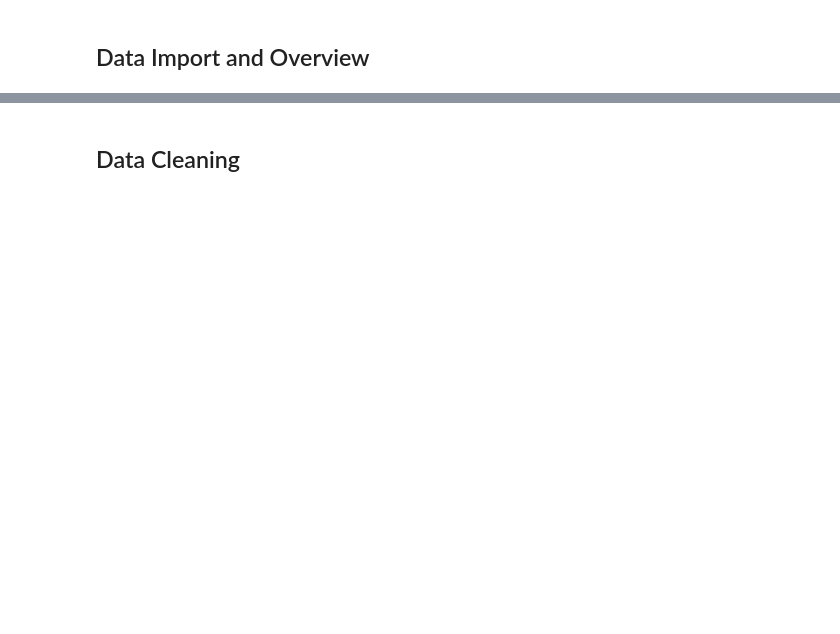
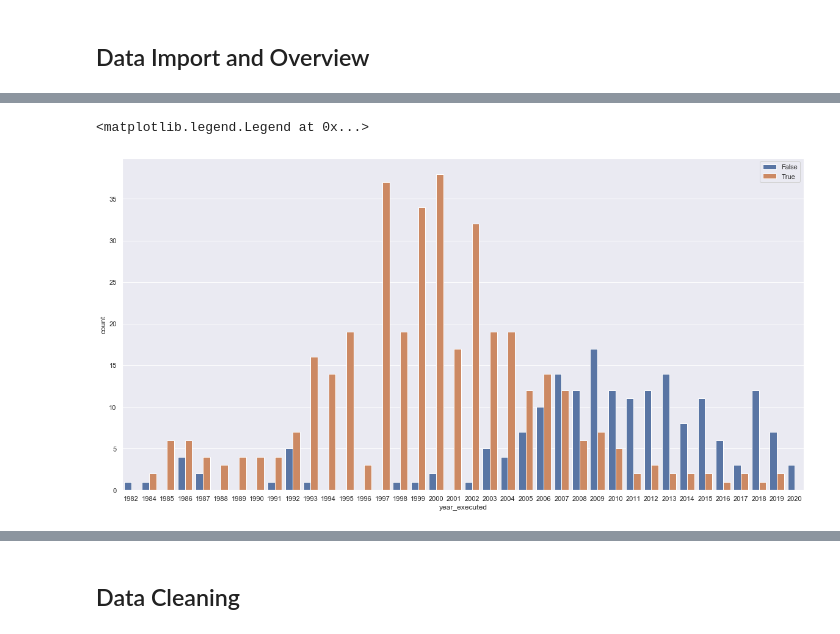
Before and after one commit to Kayaae/death_row_project, a Jupyter notebook: Deathrow.ipynb, the cells around one changed output, grey strips where cells are left out. Drawn from its saved outputs; the diff is of its cells as text; code cells hidden in the pictures; blank space fills up the shorter version.

```diff
--- a/Deathrow.ipynb
+++ b/Deathrow.ipynb
@@ -32,0 +93,13 @@
+# %%
+# Exploring if the profiles were scanned based on the year of execution
+from datetime import datetime
+
+data["date_executed"] = data["date_executed"].apply(lambda x: datetime.strptime(x, "%m/%d/%Y"))
+data["year_executed"] = data["date_executed"].apply(lambda x: x.year)
+
+sns.set(rc={'figure.figsize': (20, 10)})
+sns.countplot(x="year_executed", hue="scanned_profile", data=data)
+plt.legend()
+# %% [output]
+<matplotlib.legend.Legend at 0x...>
+[figure, added]
```
Also changed, not shown: parts of 76 cells of this notebook.
